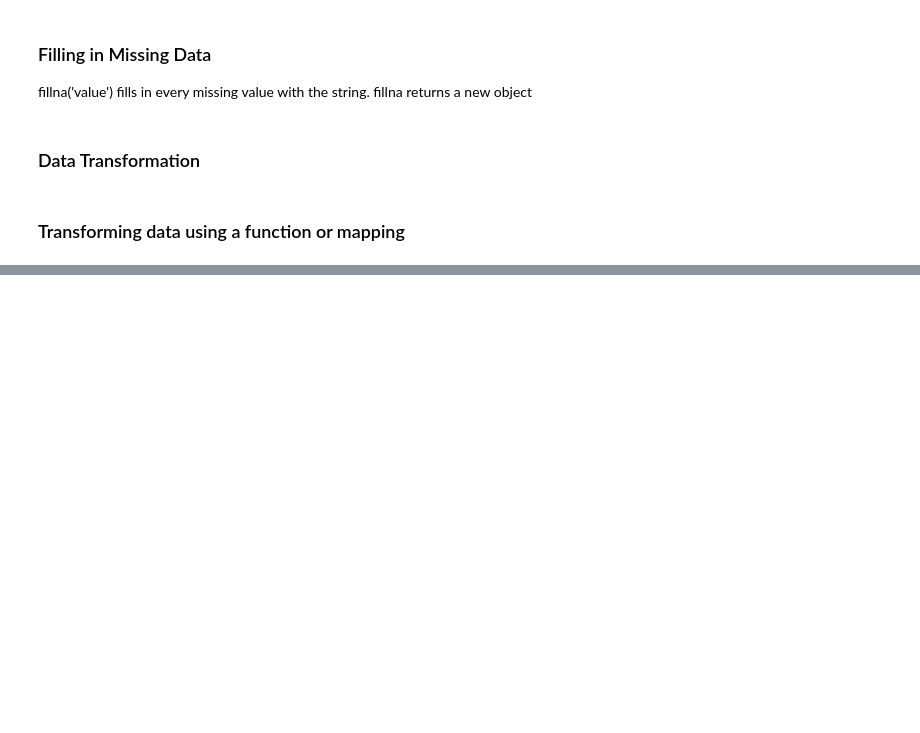
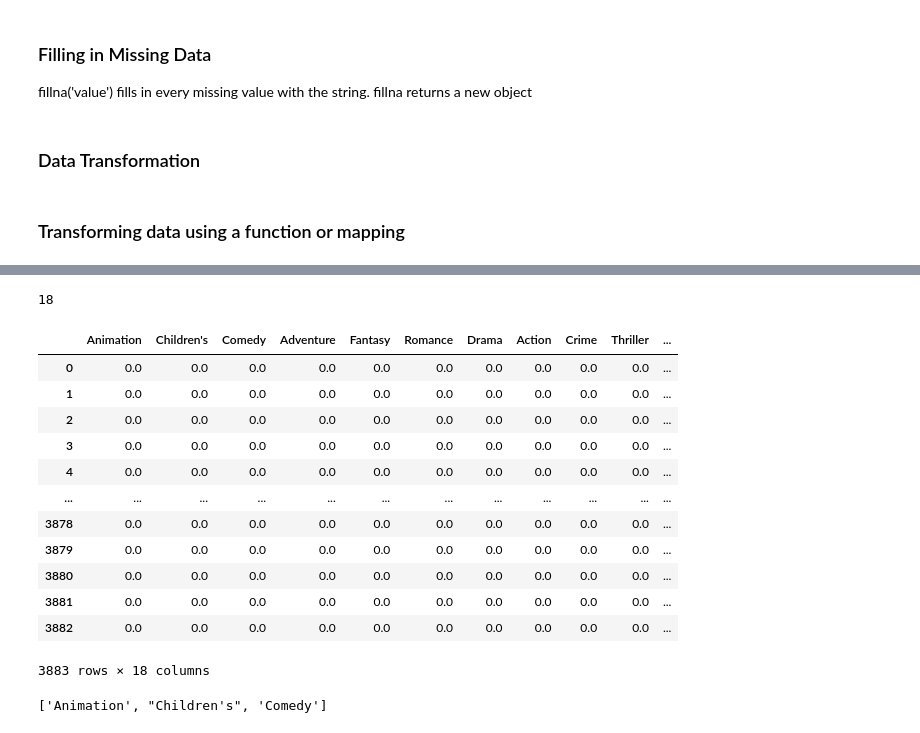
Before and after one commit to alexmaccalman/python, a Jupyter notebook: Data_Cleaning_Prep.ipynb, the cells around one changed output, grey strips where cells are left out. Saved outputs shown, nothing was run; the diff lists cells and outputs as text; code cells hidden in the pictures; blank space fills up the shorter version.

```diff
--- a/Data_Cleaning_Prep.ipynb
+++ b/Data_Cleaning_Prep.ipynb
@@ -145,0 +280,6 @@ Name: food, dtype: object
+# %%
+# is a row in a DataFrame belongs to multiple categories, things get more compicated
+mnames = ['movie_id', 'title', 'genres']
+movies = pd.read_table('https://raw.githubusercontent.com/wesm/pydata-book/2nd-edition/datasets/movielens/movies.dat', sep='::',
+                       header=None, names=mnames)
+movies[:10] # shows rows 0 through 9 indexes
@@ -145,0 +298,6 @@ Name: food, dtype: object
+# %%
+# our goal is to create dummy variables for each genre. Given that movies can have multiple genres, we have to do some wrangling
+all_genres = []
+for x in movies.genres:
+    all_genres.extend(x.split('|')) # extend adds a list of things to extend to the list. The slit function creates a list of items delimited by the '|'
+all_genres # this has duplicates, we need a unique list
@@ -145,0 +322,30 @@ Name: food, dtype: object
+# %%
+genres = pd.unique(all_genres)
+genres
+# %% [output]
+18
+# %%
+# to create the dummy DataFrame, start with a DataFrae of all zeros
+zero_matrix = np.zeros((len(movies), len(genres)))
+dummies = pd.DataFrame(zero_matrix, columns=genres) # assign the genres names to the columns of the zero matirx
+dummies
+# %% [output]
+|  | Animation | Children's | Comedy | Adventure | Fantasy | Romance | Drama | Action | Crime | Thriller | ... |
+| 0 | 0.0 | 0.0 | 0.0 | 0.0 | 0.0 | 0.0 | 0.0 | 0.0 | 0.0 | 0.0 | ... |
+| 1 | 0.0 | 0.0 | 0.0 | 0.0 | 0.0 | 0.0 | 0.0 | 0.0 | 0.0 | 0.0 | ... |
+| 2 | 0.0 | 0.0 | 0.0 | 0.0 | 0.0 | 0.0 | 0.0 | 0.0 | 0.0 | 0.0 | ... |
+| 3 | 0.0 | 0.0 | 0.0 | 0.0 | 0.0 | 0.0 | 0.0 | 0.0 | 0.0 | 0.0 | ... |
+| 4 | 0.0 | 0.0 | 0.0 | 0.0 | 0.0 | 0.0 | 0.0 | 0.0 | 0.0 | 0.0 | ... |
+| ... | ... | ... | ... | ... | ... | ... | ... | ... | ... | ... | ... |
+| 3878 | 0.0 | 0.0 | 0.0 | 0.0 | 0.0 | 0.0 | 0.0 | 0.0 | 0.0 | 0.0 | ... |
+| 3879 | 0.0 | 0.0 | 0.0 | 0.0 | 0.0 | 0.0 | 0.0 | 0.0 | 0.0 | 0.0 | ... |
+| 3880 | 0.0 | 0.0 | 0.0 | 0.0 | 0.0 | 0.0 | 0.0 | 0.0 | 0.0 | 0.0 | ... |
+| 3881 | 0.0 | 0.0 | 0.0 | 0.0 | 0.0 | 0.0 | 0.0 | 0.0 | 0.0 | 0.0 | ... |
+| 3882 | 0.0 | 0.0 | 0.0 | 0.0 | 0.0 | 0.0 | 0.0 | 0.0 | 0.0 | 0.0 | ... |
+3883 rows × 18 columns
+# %%
+# now iterate throuhg each movie and set entries in each row of dummies to 1
+gen = movies.genres[0] # the first entrie or first row in the movies dataframe
+gen.split('|')
+# %% [output]
+['Animation', "Children's", 'Comedy']
```
Also changed, not shown: parts of 76 cells of this notebook.
